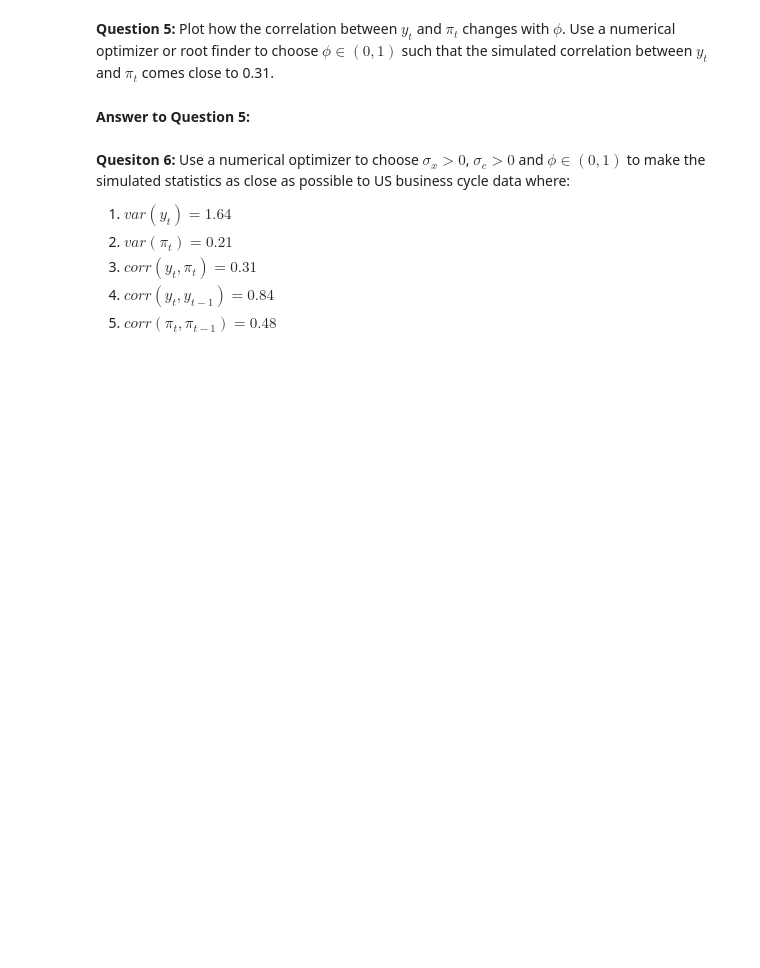
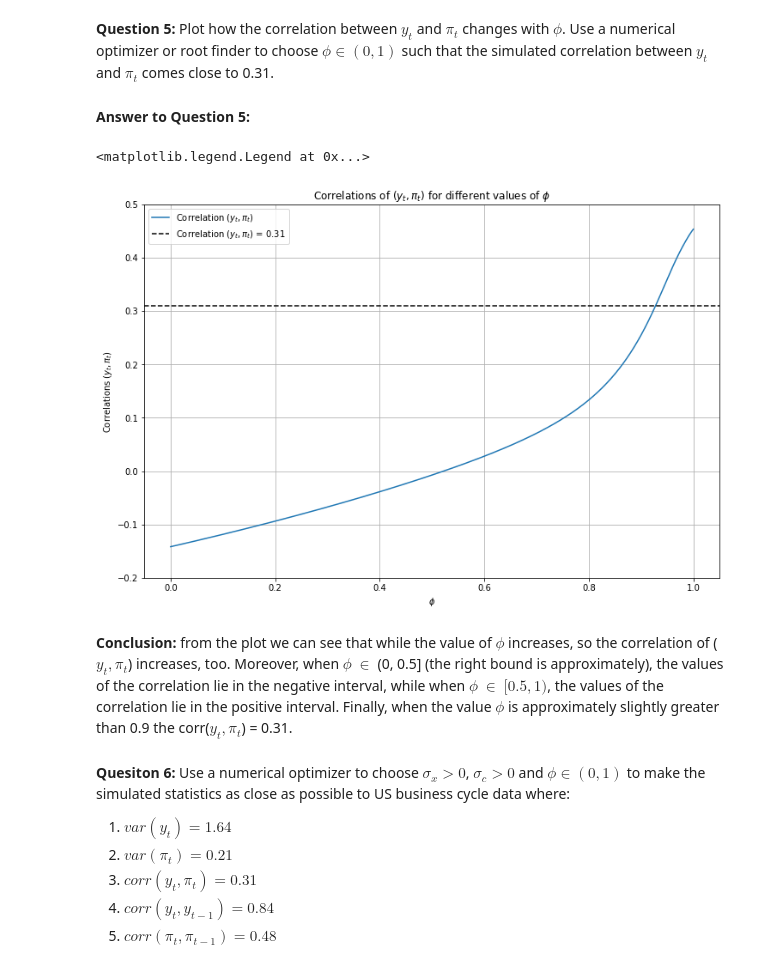
Before and after one commit to NumEconCopenhagen/projects-2019-bcg, a Jupyter notebook: examproject/exam_2019.ipynb, the cells around one changed output. Drawn from its saved outputs; the diff is of its cells as text; code cells hidden in the pictures; blank space fills up the shorter version.

```diff
--- a/examproject/exam_2019.ipynb
+++ b/examproject/exam_2019.ipynb
@@ -574,3 +656,21 @@ print(f'The auto-correlation between the inflation (of the current period) and t
+# %%
+# Plot the correlations and the respective phi values
+
+plt.figure(figsize = (12,8))
+plt.plot(phi_vec, correlations, label='Correlation ($y_{t},\pi_{t}$)')
+plt.axhline(y=0.31, linestyle='--', color='black', xmin=0, label='Correlation ($y_{t},\pi_{t}$) = 0.31')
+
+plt.title('Correlations of ($y_{t},\pi_{t}$) for different values of $\phi$')
+plt.ylabel('Correlations ($y_{t},\pi_{t}$)')
+plt.xlabel('$\phi$')
+plt.ylim(-0.2, 0.5)
+plt.grid(True)
+plt.legend(loc='upper left')
+# %% [output]
+<matplotlib.legend.Legend at 0x...>
+[figure, added]
+# %% [markdown]
+**Conclusion:** from the plot we can see that while the value of $\phi$ increases, so the correlation of ($y_{t},\pi_{t}$) increases, too. Moreover, when $\phi$ $\in$ (0, 0.5] (the right bound is approximately), the values of the correlation lie in the negative interval, while when $\phi$ $\in$ $[0.5, 1)$, the values of the correlation lie in the positive interval. Finally, when the value $\phi$ is approximately slightly greater than 0.9 the corr($y_{t},\pi_{t}$) = 0.31.
 # %% [markdown]
 **Quesiton 6:** Use a numerical optimizer to choose $\sigma_x>0$, $\sigma_c>0$ and $\phi\in(0,1)$ to make the simulated statistics as close as possible to US business cycle data where:
 
```
Also changed, not shown: parts of 41 cells of this notebook.
